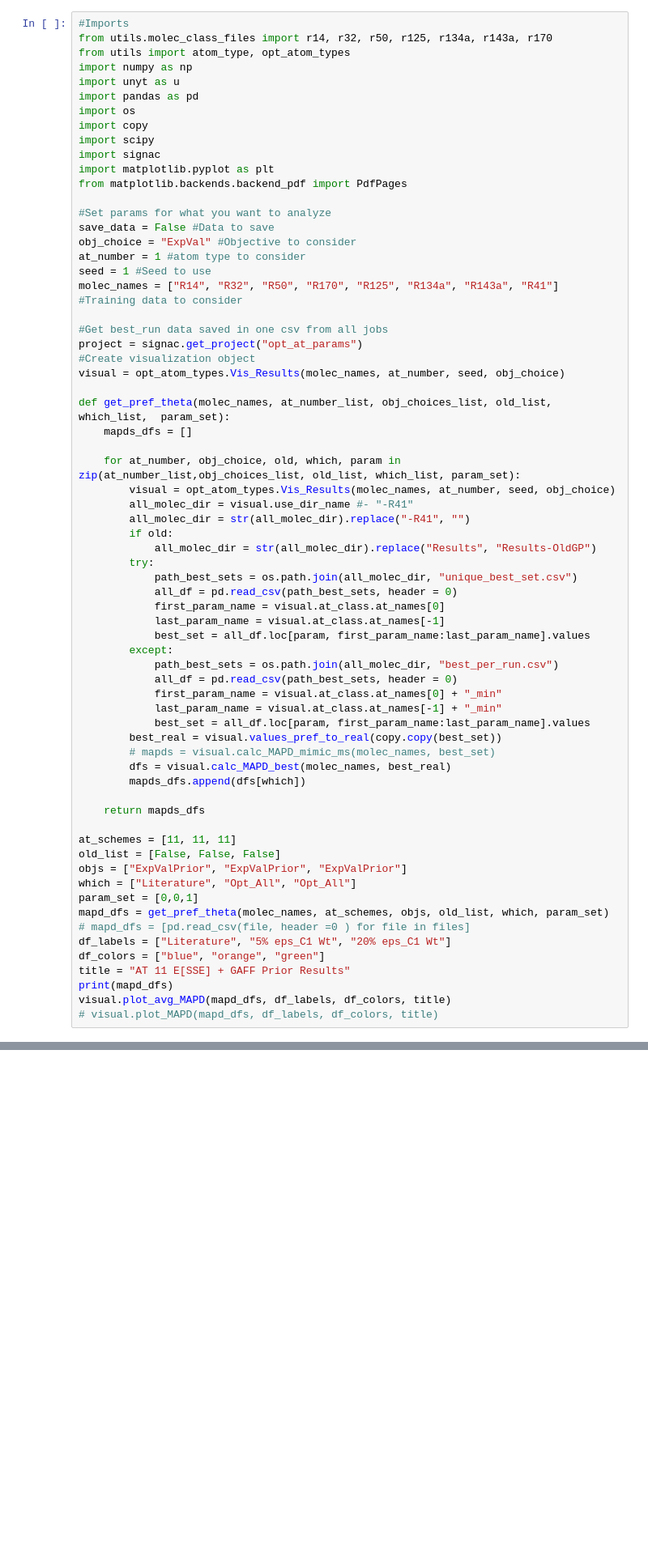
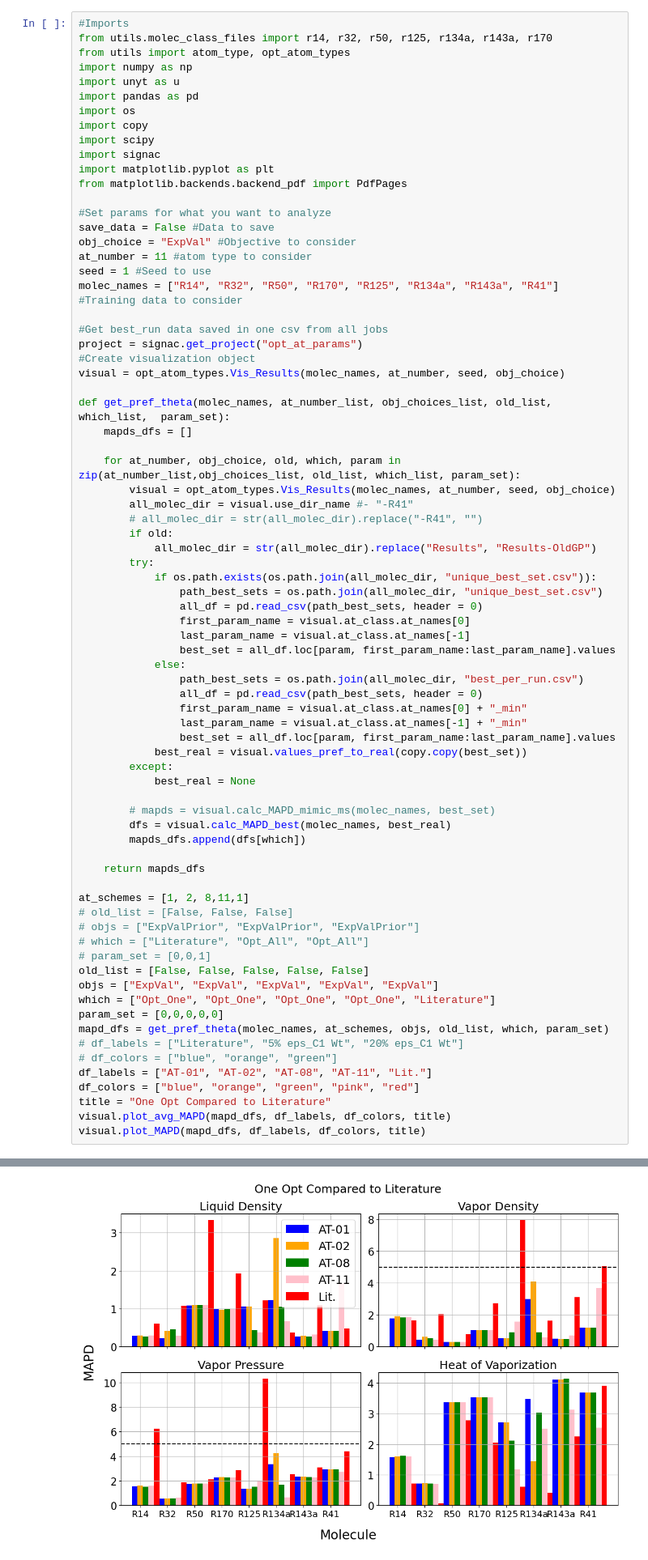
Before and after one commit to MaginnGroup/genFF_public, a Jupyter notebook: integrate_gp.ipynb, the cells around one changed output, grey strips where cells are left out. Shown: that part at 81% size. Saved outputs shown, nothing was run; the diff lists cells and outputs as text; blank space fills up the shorter version.

Commit message:
Updated scripts for more customizable plotting

```diff
--- a/integrate_gp.ipynb
+++ b/integrate_gp.ipynb
@@ -119,7 +113,7 @@ from matplotlib.backends.backend_pdf import PdfPages
 #Set params for what you want to analyze
 save_data = False #Data to save
 obj_choice = "ExpVal" #Objective to consider
-at_number = 1 #atom type to consider
+at_number = 11 #atom type to consider
 seed = 1 #Seed to use
 molec_names = ["R14", "R32", "R50", "R170", "R125", "R134a", "R143a", "R41"] #Training data to consider
 
@@ -134,38 +128,47 @@ def get_pref_theta(molec_names, at_number_list, obj_choices_list, old_list, whic
     for at_number, obj_choice, old, which, param in zip(at_number_list,obj_choices_list, old_list, which_list, param_set):
         visual = opt_atom_types.Vis_Results(molec_names, at_number, seed, obj_choice)
         all_molec_dir = visual.use_dir_name #- "-R41"
-        all_molec_dir = str(all_molec_dir).replace("-R41", "")
+        # all_molec_dir = str(all_molec_dir).replace("-R41", "")
         if old:
             all_molec_dir = str(all_molec_dir).replace("Results", "Results-OldGP")
         try:
-            path_best_sets = os.path.join(all_molec_dir, "unique_best_set.csv")
-            all_df = pd.read_csv(path_best_sets, header = 0)
-            first_param_name = visual.at_class.at_names[0]
-            last_param_name = visual.at_class.at_names[-1]
-            best_set = all_df.loc[param, first_param_name:last_param_name].values
+            if os.path.exists(os.path.join(all_molec_dir, "unique_best_set.csv")):
+                path_best_sets = os.path.join(all_molec_dir, "unique_best_set.csv")
+                all_df = pd.read_csv(path_best_sets, header = 0)
+                first_param_name = visual.at_class.at_names[0]
+                last_param_name = visual.at_class.at_names[-1]
+                best_set = all_df.loc[param, first_param_name:last_param_name].values
+            else:
+                path_best_sets = os.path.join(all_molec_dir, "best_per_run.csv")
+                all_df = pd.read_csv(path_best_sets, header = 0)
+                first_param_name = visual.at_class.at_names[0] + "_min"
+                last_param_name = visual.at_class.at_names[-1] + "_min"
+                best_set = all_df.loc[param, first_param_name:last_param_name].values
+            best_real = visual.values_pref_to_real(copy.copy(best_set))
         except:
-            path_best_sets = os.path.join(all_molec_dir, "best_per_run.csv")
-            all_df = pd.read_csv(path_best_sets, header = 0)
-            first_param_name = visual.at_class.at_names[0] + "_min"
-            last_param_name = visual.at_class.at_names[-1] + "_min"
-            best_set = all_df.loc[param, first_param_name:last_param_name].values
-        best_real = visual.values_pref_to_real(copy.copy(best_set))
+            best_real = None
+
         # mapds = visual.calc_MAPD_mimic_ms(molec_names, best_set)
         dfs = visual.calc_MAPD_best(molec_names, best_real)
         mapds_dfs.append(dfs[which])
 
     return mapds_dfs
 
-at_schemes = [11, 11, 11]
-old_list = [False, False, False]
-objs = ["ExpValPrior", "ExpValPrior", "ExpValPrior"]
-which = ["Literature", "Opt_All", "Opt_All"]
-param_set = [0,0,1]
+at_schemes = [1, 2, 8,11,1]
+# old_list = [False, False, False]
+# objs = ["ExpValPrior", "ExpValPrior", "ExpValPrior"]
+# which = ["Literature", "Opt_All", "Opt_All"]
+# param_set = [0,0,1]
+old_list = [False, False, False, False, False]
+objs = ["ExpVal", "ExpVal", "ExpVal", "ExpVal", "ExpVal"]
+which = ["Opt_One", "Opt_One", "Opt_One", "Opt_One", "Literature"]
+param_set = [0,0,0,0,0]
 mapd_dfs = get_pref_theta(molec_names, at_schemes, objs, old_list, which, param_set)
-# mapd_dfs = [pd.read_csv(file, header =0 ) for file in files]
-df_labels = ["Literature", "5% eps_C1 Wt", "20% eps_C1 Wt"]
-df_colors = ["blue", "orange", "green"]
-title = "AT 11 E[SSE] + GAFF Prior Results"
-print(mapd_dfs)
+# df_labels = ["Literature", "5% eps_C1 Wt", "20% eps_C1 Wt"]
+# df_colors = ["blue", "orange", "green"]
+df_labels = ["AT-01", "AT-02", "AT-08", "AT-11", "Lit."]
+df_colors = ["blue", "orange", "green", "pink", "red"]
+title = "One Opt Compared to Literature"
 visual.plot_avg_MAPD(mapd_dfs, df_labels, df_colors, title)
-# visual.plot_MAPD(mapd_dfs, df_labels, df_colors, title)
+visual.plot_MAPD(mapd_dfs, df_labels, df_colors, title)
+# %% [output]
@@ -171,0 +183 @@ visual.plot_avg_MAPD(mapd_dfs, df_labels, df_colors, title)
+[figure, added]
```
Also changed, not shown: parts of 3 cells of this notebook, 3 other files.
